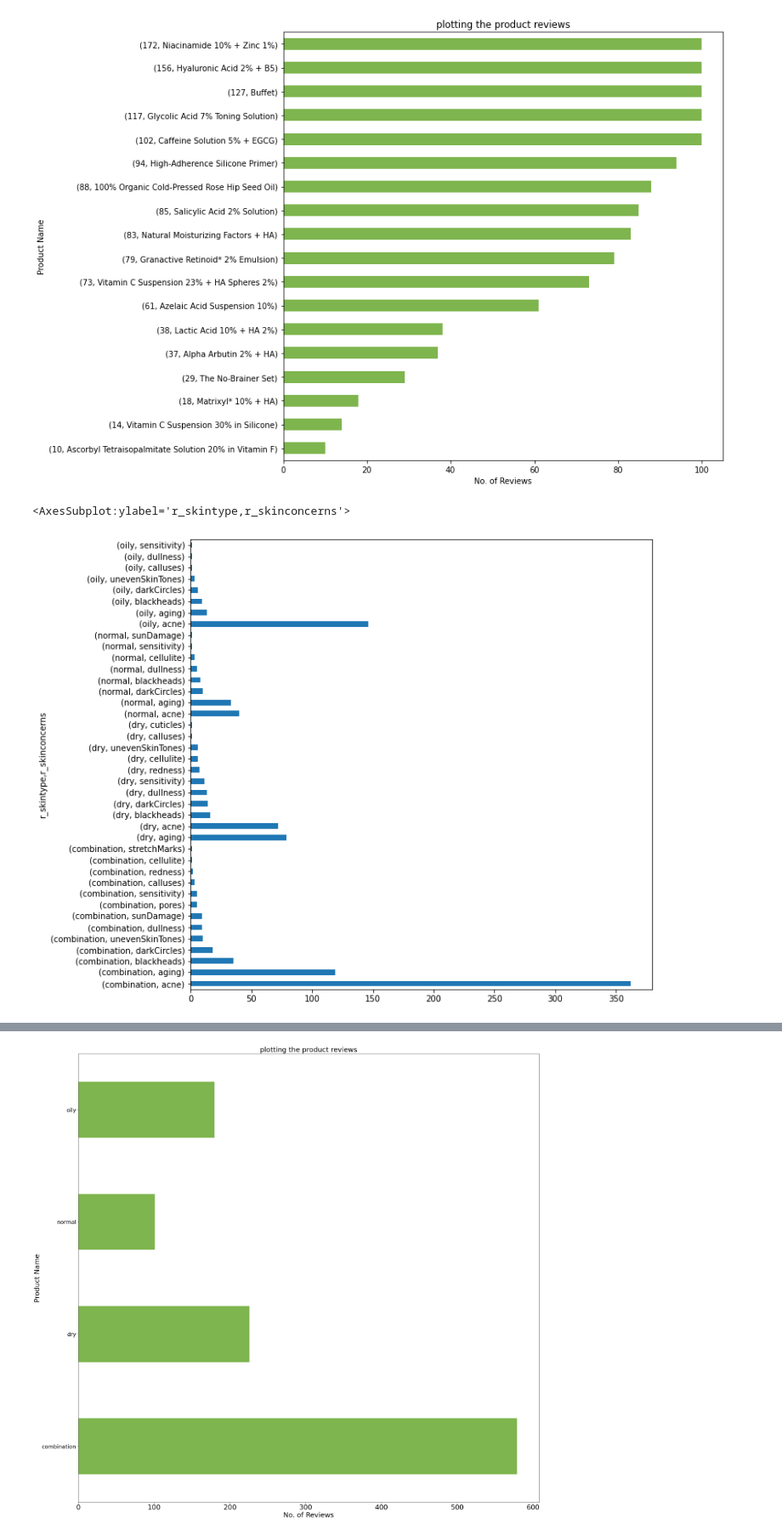
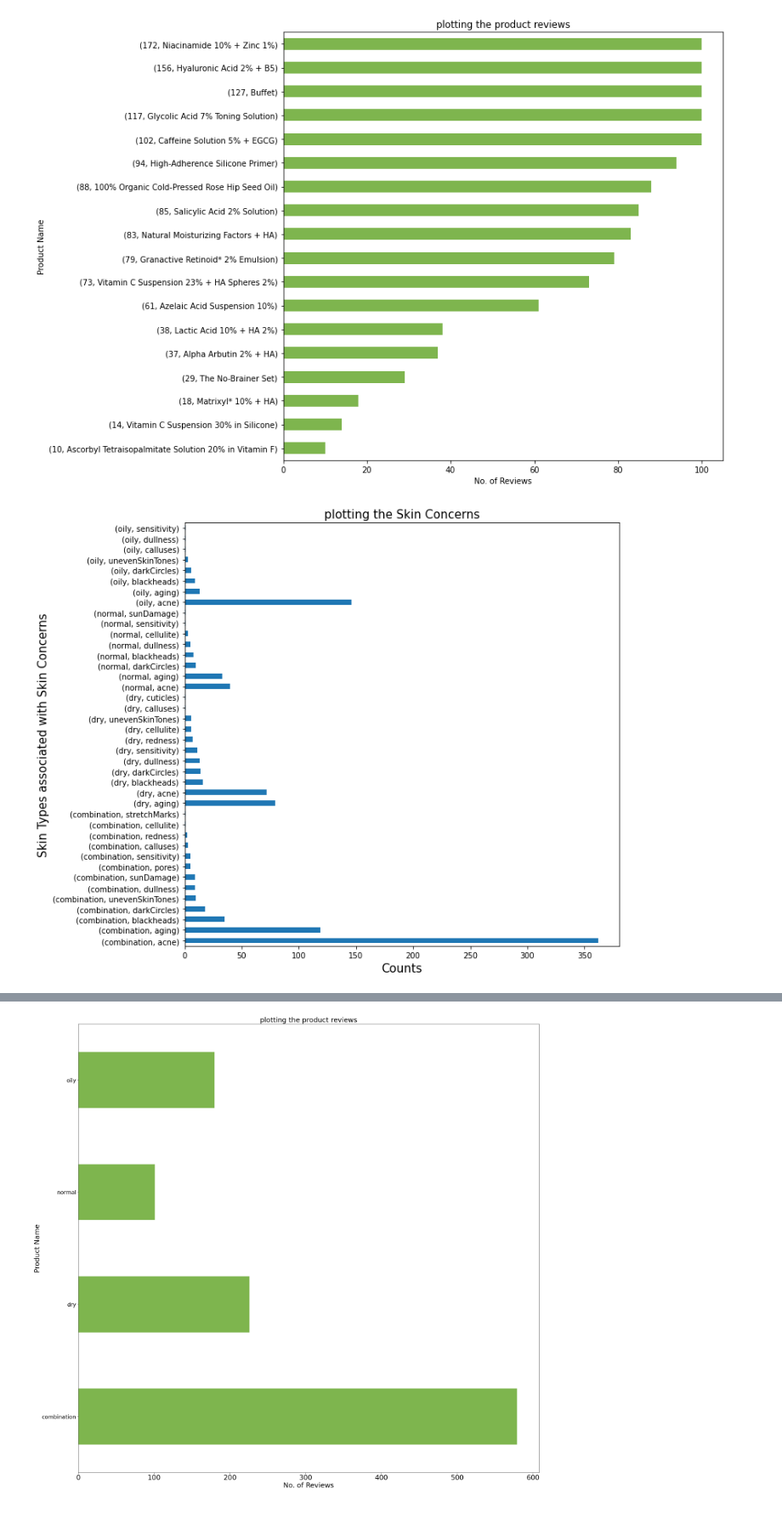
Before and after one commit to RonyEmam/The-Ordinary-Sales-Analysis, a Jupyter notebook: The Ordinary Sales Analysis.ipynb, the cells around one changed output, grey strips where cells are left out. Shown at 85% size. Saved outputs shown, nothing was run; the diff lists cells and outputs as text; code cells hidden in the pictures.

```diff
--- a/The Ordinary Sales Analysis.ipynb
+++ b/The Ordinary Sales Analysis.ipynb
@@ -52,6 +182,9 @@ plt.show()
 cc = df.groupby('r_skintype')['r_skinconcerns'].value_counts()
 # %%
 cc.plot(kind='barh', figsize=(10,10))
+plt.ylabel('Skin Types associated with Skin Concerns', fontsize = 15)
+plt.xlabel('Counts', fontsize = 15)
+plt.title('plotting the Skin Concerns', fontsize = 15)
+plt.show()
 # %% [output]
-<AxesSubplot:ylabel='r_skintype,r_skinconcerns'>
-[figure, old version]
+[figure, new version]
```
Also changed, not shown: parts of 25 cells of this notebook, 1 other file.
